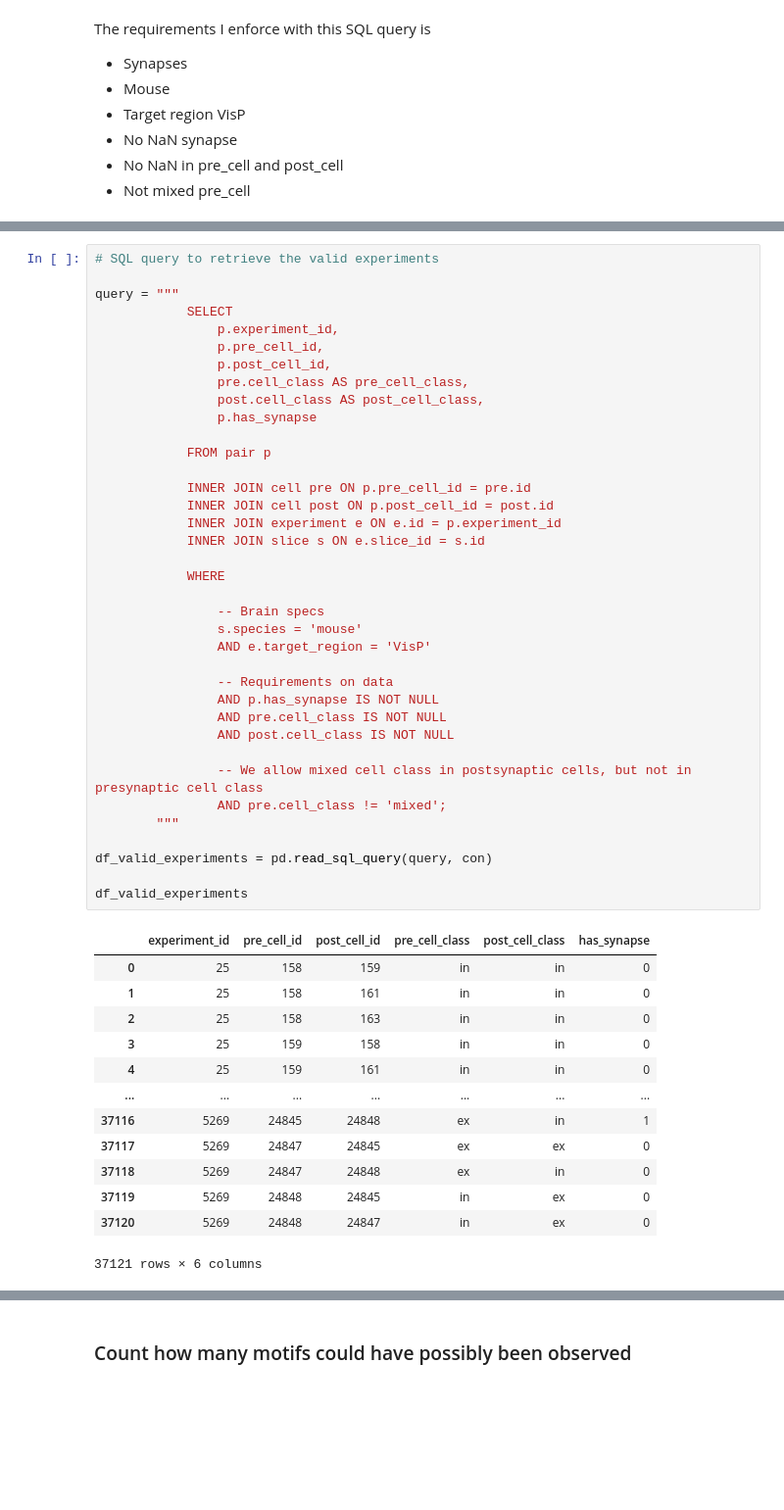
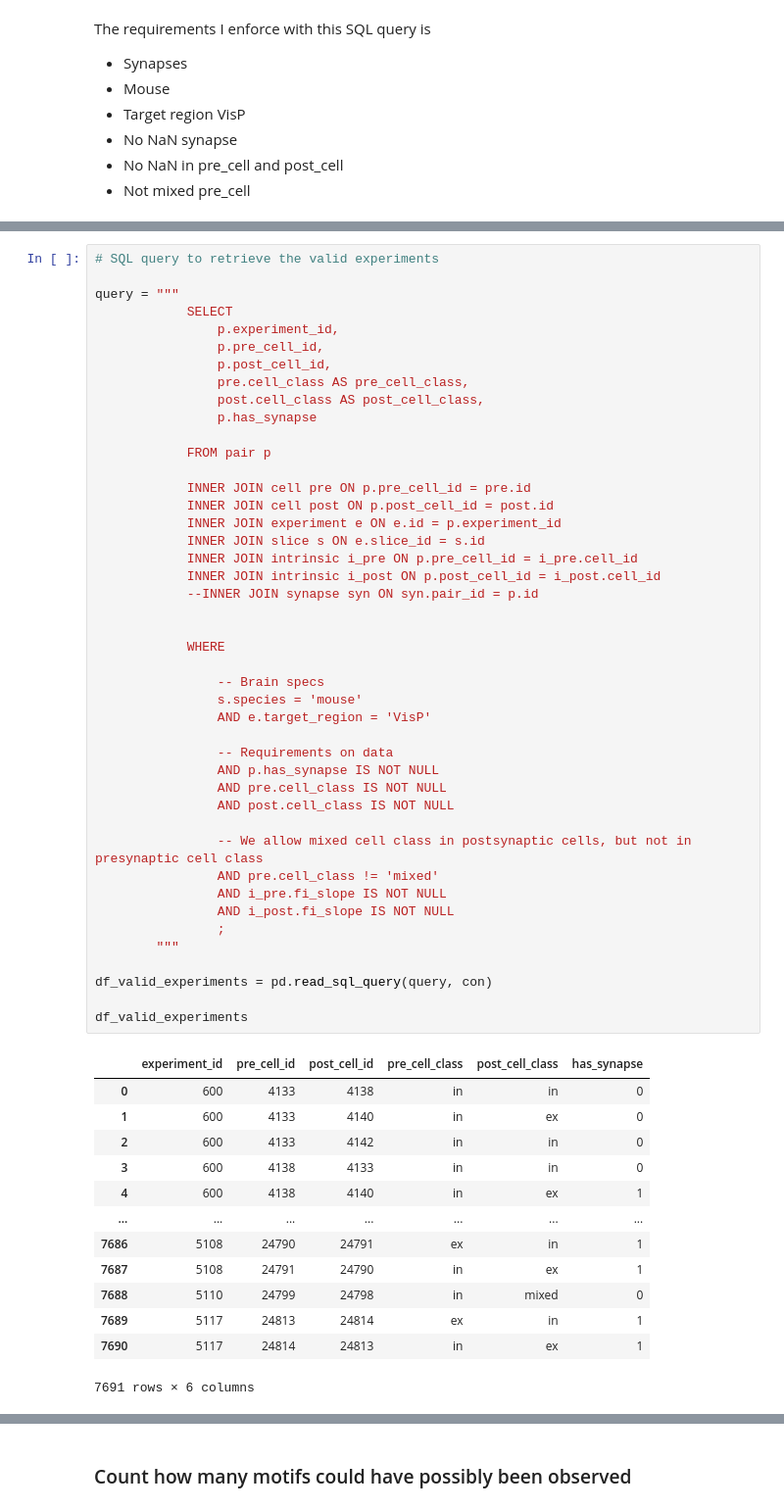
Before and after one commit to acevedomartina/HeterogeneousRNNs, a Jupyter notebook: data_analysis/analysis_neneva.ipynb, the cells around one changed output, grey strips where cells are left out. Shown at 98% size. Cells and saved outputs as stored; diff of their text form; blank space fills up the shorter version.

```diff
--- a/data_analysis/analysis_neneva.ipynb
+++ b/data_analysis/analysis_neneva.ipynb
@@ -2020,43 +2544,50 @@ query = """
                 pre.cell_class AS pre_cell_class,
                 post.cell_class AS post_cell_class,
                 p.has_synapse
 
             FROM pair p
 
             INNER JOIN cell pre ON p.pre_cell_id = pre.id
             INNER JOIN cell post ON p.post_cell_id = post.id
             INNER JOIN experiment e ON e.id = p.experiment_id
             INNER JOIN slice s ON e.slice_id = s.id
+            INNER JOIN intrinsic i_pre ON p.pre_cell_id = i_pre.cell_id
+            INNER JOIN intrinsic i_post ON p.post_cell_id = i_post.cell_id
+            --INNER JOIN synapse syn ON syn.pair_id = p.id
+
 
             WHERE
 
                 -- Brain specs
                 s.species = 'mouse'
                 AND e.target_region = 'VisP'
 
                 -- Requirements on data
                 AND p.has_synapse IS NOT NULL
                 AND pre.cell_class IS NOT NULL
                 AND post.cell_class IS NOT NULL
 
                 -- We allow mixed cell class in postsynaptic cells, but not in presynaptic cell class
-                AND pre.cell_class != 'mixed';
+                AND pre.cell_class != 'mixed'
+                AND i_pre.fi_slope IS NOT NULL
+                AND i_post.fi_slope IS NOT NULL
+                ;
         """
 
 df_valid_experiments = pd.read_sql_query(query, con)
 
 df_valid_experiments
 # %% [output]
 |  | experiment_id | pre_cell_id | post_cell_id | pre_cell_class | post_cell_class | has_synapse |
-| 0 | 25 | 158 | 159 | in | in | 0 |
-| 1 | 25 | 158 | 161 | in | in | 0 |
-| 2 | 25 | 158 | 163 | in | in | 0 |
-| 3 | 25 | 159 | 158 | in | in | 0 |
-| 4 | 25 | 159 | 161 | in | in | 0 |
+| 0 | 600 | 4133 | 4138 | in | in | 0 |
+| 1 | 600 | 4133 | 4140 | in | ex | 0 |
+| 2 | 600 | 4133 | 4142 | in | in | 0 |
+| 3 | 600 | 4138 | 4133 | in | in | 0 |
+| 4 | 600 | 4138 | 4140 | in | ex | 1 |
 | ... | ... | ... | ... | ... | ... | ... |
-| 37116 | 5269 | 24845 | 24848 | ex | in | 1 |
-| 37117 | 5269 | 24847 | 24845 | ex | ex | 0 |
-| 37118 | 5269 | 24847 | 24848 | ex | in | 0 |
-| 37119 | 5269 | 24848 | 24845 | in | ex | 0 |
-| 37120 | 5269 | 24848 | 24847 | in | ex | 0 |
+| 7686 | 5108 | 24790 | 24791 | ex | in | 1 |
+| 7687 | 5108 | 24791 | 24790 | in | ex | 1 |
+| 7688 | 5110 | 24799 | 24798 | in | mixed | 0 |
+| 7689 | 5117 | 24813 | 24814 | ex | in | 1 |
+| 7690 | 5117 | 24814 | 24813 | in | ex | 1 |
-37121 rows × 6 columns
+7691 rows × 6 columns
```
Also changed, not shown: parts of 30 cells of this notebook, 7 other files.
